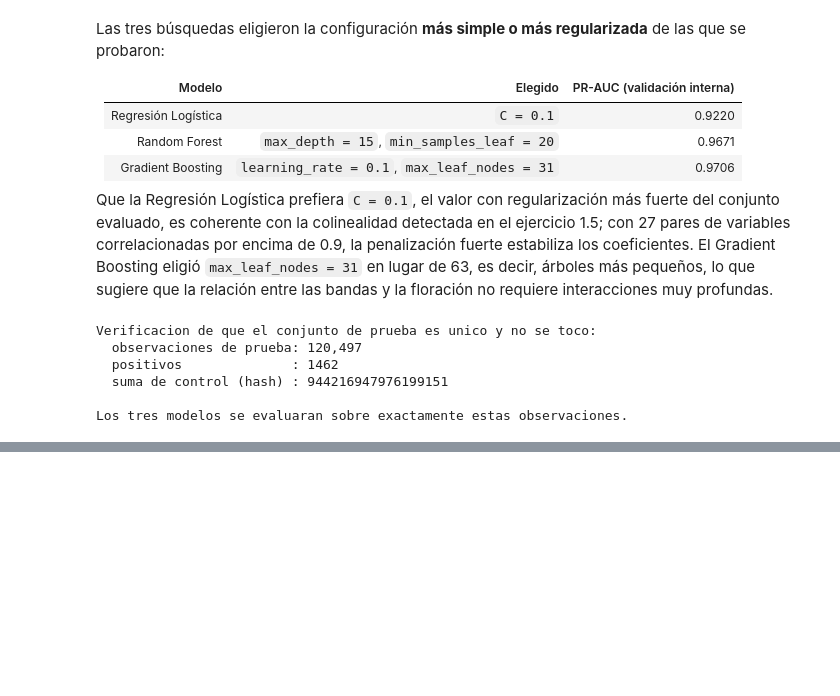
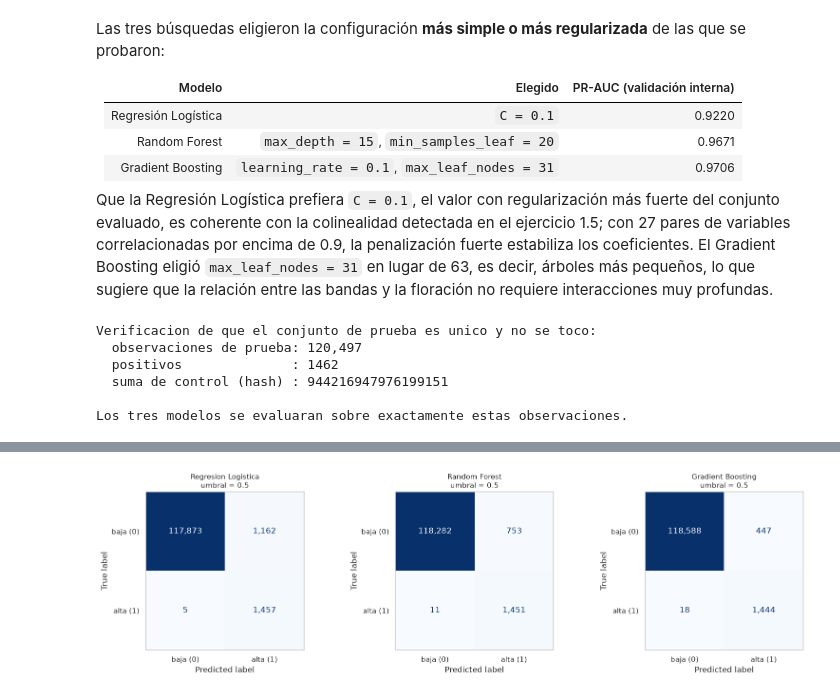
Before and after one commit to Tunchxz/CC3084-Laboratorio-4, a Jupyter notebook: notebooks/04_modelos_cianobacteria.ipynb, the cells around one changed output, grey strips where cells are left out. Saved outputs shown, nothing was run; the diff lists cells and outputs as text; code cells hidden in the pictures; blank space fills up the shorter version.

Commit message:
feat(notebooks): models evaluation (ex. 5)

```diff
--- a/notebooks/04_modelos_cianobacteria.ipynb
+++ b/notebooks/04_modelos_cianobacteria.ipynb
@@ -205,0 +214,26 @@ Los tres modelos se evaluaran sobre exactamente estas observaciones.
+# %%
+def metricas(nombre, y_real, probabilidad, umbral=0.5, extra=None):
+    prediccion = (probabilidad >= umbral).astype(int)
+    tn, fp, fn, tp = confusion_matrix(y_real, prediccion, labels=[0, 1]).ravel()
+    fila = {
+        "modelo": nombre,
+        "umbral": round(float(umbral), 4),
+        "accuracy": accuracy_score(y_real, prediccion),
+        "precision": precision_score(y_real, prediccion, zero_division=0),
+        "recall": recall_score(y_real, prediccion, zero_division=0),
+        "f1": f1_score(y_real, prediccion, zero_division=0),
+        "f2": fbeta_score(y_real, prediccion, beta=2, zero_division=0),
+        "roc_auc": roc_auc_score(y_real, probabilidad) if len(set(y_real)) > 1 else np.nan,
+        "pr_auc": average_precision_score(y_real, probabilidad) if len(set(y_real)) > 1 else np.nan,
+        "VN": tn, "FP": fp, "FN": fn, "VP": tp,
+    }
+    if extra:
+        fila.update(extra)
+    return fila
+
+
+probabilidades = {n: m.predict_proba(X_prueba)[:, 1] for n, m in modelos.items()}
+evaluacion = pd.DataFrame(
+    [metricas(n, y_prueba, p) for n, p in probabilidades.items()]
+).set_index("modelo")
+evaluacion.round(4)
@@ -205,0 +246,14 @@ Los tres modelos se evaluaran sobre exactamente estas observaciones.
+# %%
+fig, ejes = plt.subplots(1, 3, figsize=(16, 4.6))
+for eje, (nombre, probabilidad) in zip(ejes, probabilidades.items()):
+    ConfusionMatrixDisplay.from_predictions(
+        y_prueba, (probabilidad >= 0.5).astype(int),
+        display_labels=["baja (0)", "alta (1)"], cmap="Blues", colorbar=False, ax=eje,
+        values_format=",d",
+    )
+    eje.set_title(f"{nombre}\numbral = 0.5", fontsize=11)
+    eje.grid(False)
+fig.tight_layout()
+plt.show()
+# %% [output]
+[figure, added]
```
Also changed, not shown: parts of 11 cells of this notebook.
